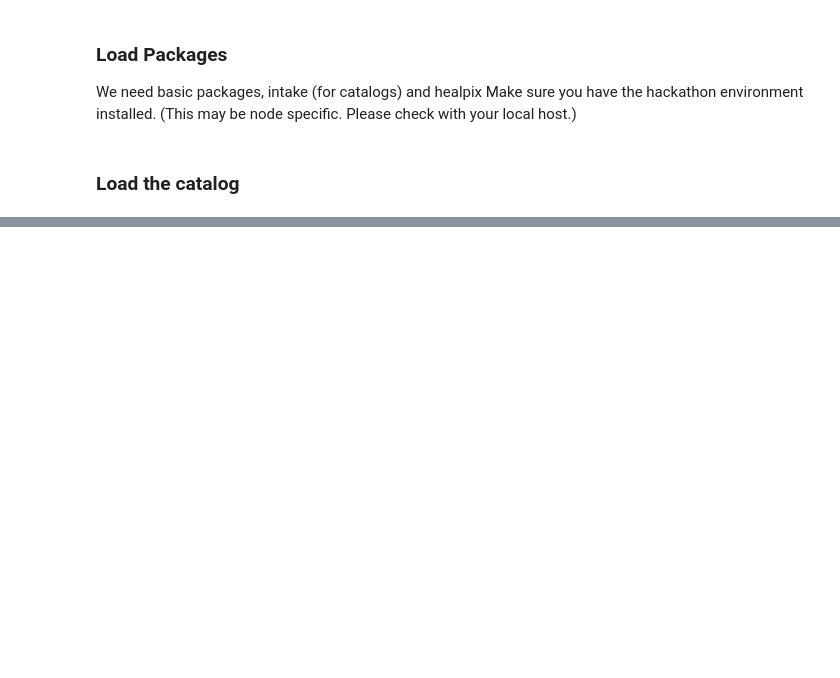
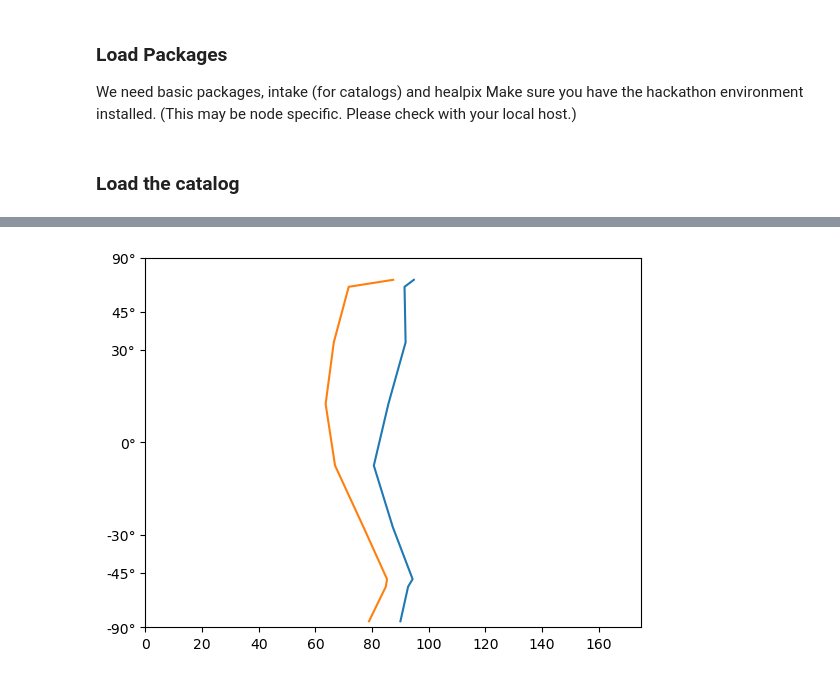
Before and after one commit to claresinger/hk25-teams, a Jupyter notebook: hk25-AlbedoSym/plot_rsut.ipynb, the cells around one changed output, grey strips where cells are left out. Saved outputs shown, nothing was run; the diff lists cells and outputs as text; code cells hidden in the pictures; blank space fills up the shorter version.

```diff
--- a/hk25-AlbedoSym/plot_rsut.ipynb
+++ b/hk25-AlbedoSym/plot_rsut.ipynb
@@ -83,0 +125,12 @@ Wall time: 1.71 s
+# %%
+zm = ds.rsut.mean(dim='time').groupby("lat").mean()
+zmcs = ds.rsutcs.mean(dim='time').groupby("lat").mean()
+plt.plot(zm, np.sin(np.deg2rad(zm.lat)))
+plt.plot(zmcs, np.sin(np.deg2rad(zmcs.lat)))
+lats = [-90,-45,-30,0,30,45,90]
+plt.yticks(np.sin(np.deg2rad(lats)), [str(x)+"°" for x in lats])
+plt.ylim(-1,1)
+plt.xlim(0,175)
+plt.show()
+# %% [output]
+[figure, added]
```
Also changed, not shown: parts of 8 cells of this notebook.
